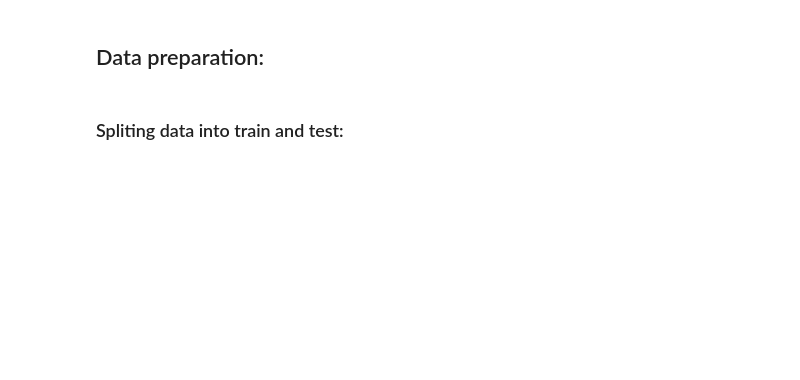
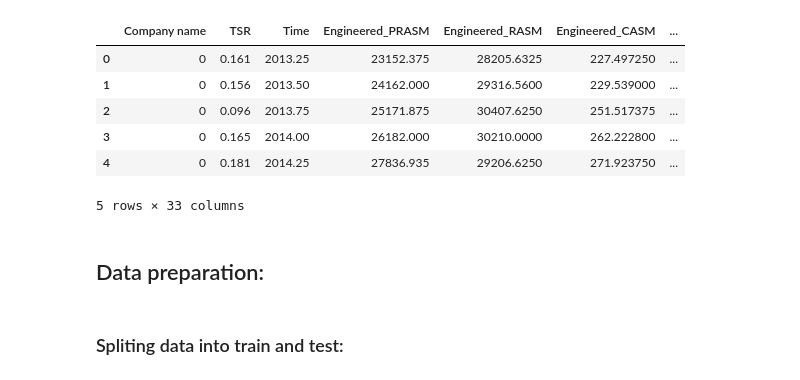
Before and after one commit to Bathurst7/dss, a Jupyter notebook: model_building/train_minmax_models.ipynb, the cells around one changed output. Saved outputs shown, nothing was run; the diff lists cells and outputs as text; code cells hidden in the pictures; blank space fills up the shorter version.

```diff
--- a/model_building/train_minmax_models.ipynb
+++ b/model_building/train_minmax_models.ipynb
@@ -1,2 +1,13 @@
 # %%
 import pandas as pd
+
+df = pd.read_csv('../final_data.csv')
+df.head()
+# %% [output]
+|  | Company name | TSR | Time | Engineered_PRASM | Engineered_RASM | Engineered_CASM | ... |
+| 0 | 0 | 0.161 | 2013.25 | 23152.375 | 28205.6325 | 227.497250 | ... |
+| 1 | 0 | 0.156 | 2013.50 | 24162.000 | 29316.5600 | 229.539000 | ... |
+| 2 | 0 | 0.096 | 2013.75 | 25171.875 | 30407.6250 | 251.517375 | ... |
+| 3 | 0 | 0.165 | 2014.00 | 26182.000 | 30210.0000 | 262.222800 | ... |
+| 4 | 0 | 0.181 | 2014.25 | 27836.935 | 29206.6250 | 271.923750 | ... |
+5 rows × 33 columns
```
Also changed, not shown: parts of 9 cells of this notebook, 6 other files.
